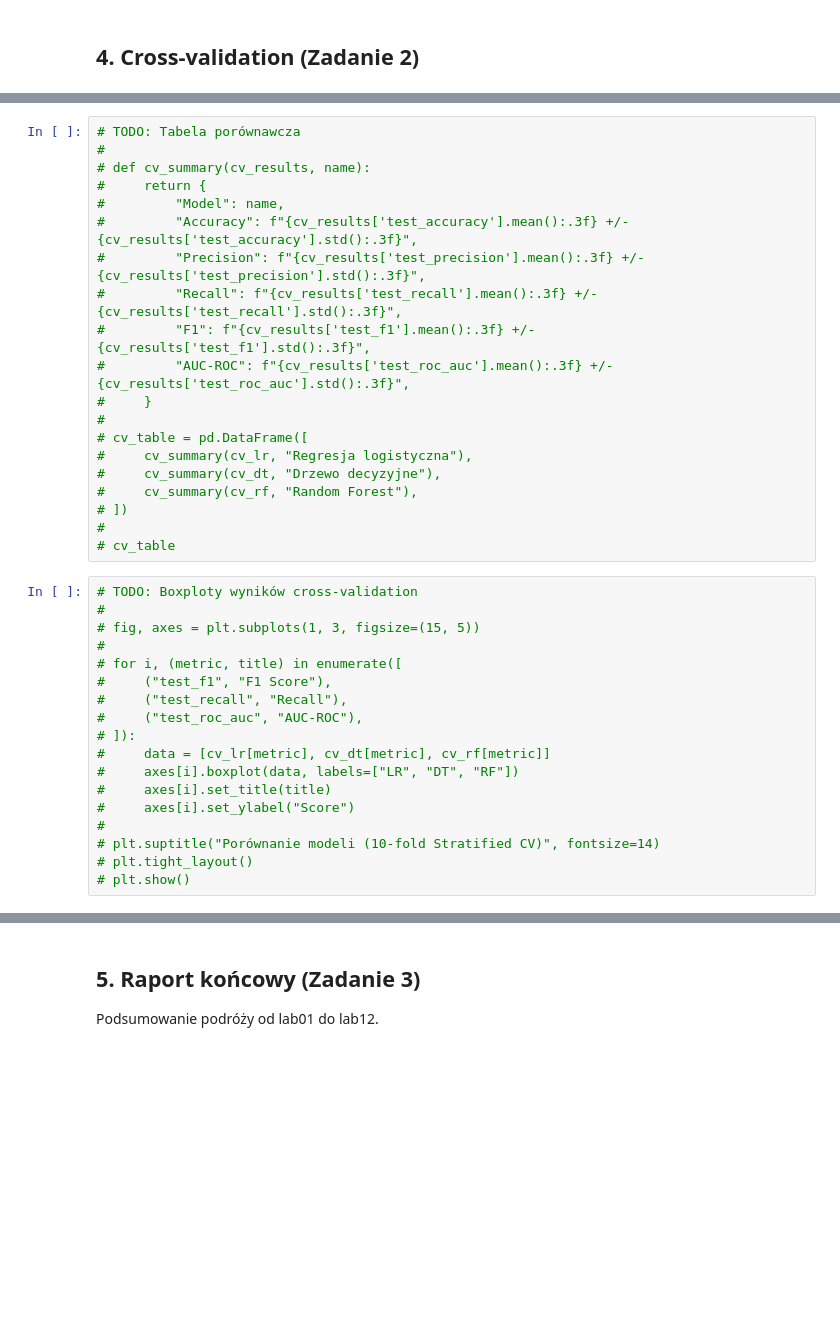
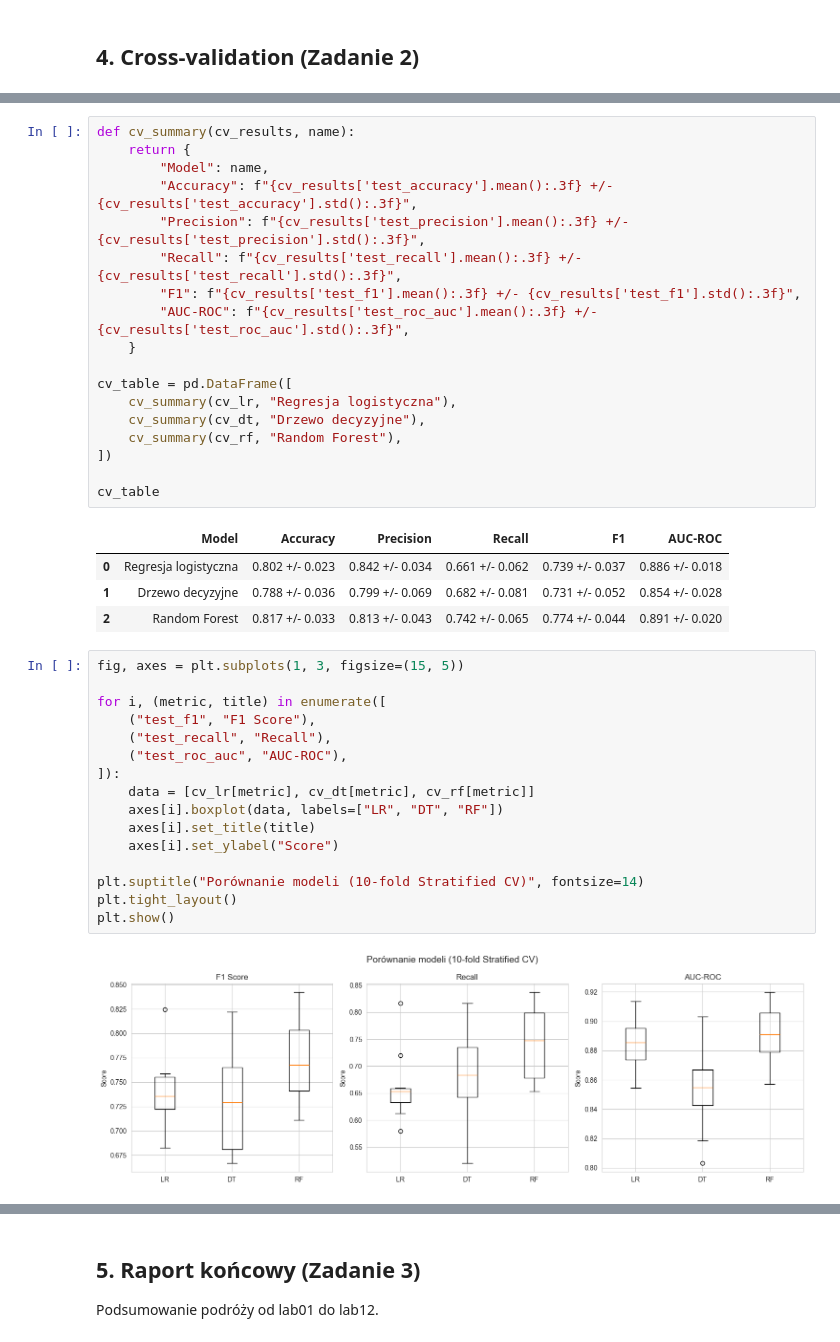
Before and after one commit to metrics-or-it-didnt-happen/lab12-model-tournament, a Jupyter notebook: model_tournament.ipynb, the cells around one changed output, grey strips where cells are left out. Saved outputs shown, nothing was run; the diff lists cells and outputs as text; blank space fills up the shorter version.

```diff
--- a/model_tournament.ipynb
+++ b/model_tournament.ipynb
@@ -190,38 +208,41 @@ TODO: Twoja odpowiedź
 # %%
-# TODO: Tabela porównawcza
-#
-# def cv_summary(cv_results, name):
-#     return {
-#         "Model": name,
-#         "Accuracy": f"{cv_results['test_accuracy'].mean():.3f} +/- {cv_results['test_accuracy'].std():.3f}",
-#         "Precision": f"{cv_results['test_precision'].mean():.3f} +/- {cv_results['test_precision'].std():.3f}",
-#         "Recall": f"{cv_results['test_recall'].mean():.3f} +/- {cv_results['test_recall'].std():.3f}",
-#         "F1": f"{cv_results['test_f1'].mean():.3f} +/- {cv_results['test_f1'].std():.3f}",
-#         "AUC-ROC": f"{cv_results['test_roc_auc'].mean():.3f} +/- {cv_results['test_roc_auc'].std():.3f}",
-#     }
-#
-# cv_table = pd.DataFrame([
-#     cv_summary(cv_lr, "Regresja logistyczna"),
-#     cv_summary(cv_dt, "Drzewo decyzyjne"),
-#     cv_summary(cv_rf, "Random Forest"),
-# ])
-#
-# cv_table
+def cv_summary(cv_results, name):
+    return {
+        "Model": name,
+        "Accuracy": f"{cv_results['test_accuracy'].mean():.3f} +/- {cv_results['test_accuracy'].std():.3f}",
+        "Precision": f"{cv_results['test_precision'].mean():.3f} +/- {cv_results['test_precision'].std():.3f}",
+        "Recall": f"{cv_results['test_recall'].mean():.3f} +/- {cv_results['test_recall'].std():.3f}",
+        "F1": f"{cv_results['test_f1'].mean():.3f} +/- {cv_results['test_f1'].std():.3f}",
+        "AUC-ROC": f"{cv_results['test_roc_auc'].mean():.3f} +/- {cv_results['test_roc_auc'].std():.3f}",
+    }
+
+cv_table = pd.DataFrame([
+    cv_summary(cv_lr, "Regresja logistyczna"),
+    cv_summary(cv_dt, "Drzewo decyzyjne"),
+    cv_summary(cv_rf, "Random Forest"),
+])
+
+cv_table
+# %% [output]
+|  | Model | Accuracy | Precision | Recall | F1 | AUC-ROC |
+| 0 | Regresja logistyczna | 0.802 +/- 0.023 | 0.842 +/- 0.034 | 0.661 +/- 0.062 | 0.739 +/- 0.037 | 0.886 +/- 0.018 |
+| 1 | Drzewo decyzyjne | 0.788 +/- 0.036 | 0.799 +/- 0.069 | 0.682 +/- 0.081 | 0.731 +/- 0.052 | 0.854 +/- 0.028 |
+| 2 | Random Forest | 0.817 +/- 0.033 | 0.813 +/- 0.043 | 0.742 +/- 0.065 | 0.774 +/- 0.044 | 0.891 +/- 0.020 |
 # %%
-# TODO: Boxploty wyników cross-validation
-#
-# fig, axes = plt.subplots(1, 3, figsize=(15, 5))
-#
-# for i, (metric, title) in enumerate([
-#     ("test_f1", "F1 Score"),
-#     ("test_recall", "Recall"),
-#     ("test_roc_auc", "AUC-ROC"),
-# ]):
-#     data = [cv_lr[metric], cv_dt[metric], cv_rf[metric]]
-#     axes[i].boxplot(data, labels=["LR", "DT", "RF"])
-#     axes[i].set_title(title)
-#     axes[i].set_ylabel("Score")
-#
-# plt.suptitle("Porównanie modeli (10-fold Stratified CV)", fontsize=14)
-# plt.tight_layout()
-# plt.show()
+fig, axes = plt.subplots(1, 3, figsize=(15, 5))
+
+for i, (metric, title) in enumerate([
+    ("test_f1", "F1 Score"),
+    ("test_recall", "Recall"),
+    ("test_roc_auc", "AUC-ROC"),
+]):
+    data = [cv_lr[metric], cv_dt[metric], cv_rf[metric]]
+    axes[i].boxplot(data, labels=["LR", "DT", "RF"])
+    axes[i].set_title(title)
+    axes[i].set_ylabel("Score")
+
+plt.suptitle("Porównanie modeli (10-fold Stratified CV)", fontsize=14)
+plt.tight_layout()
+plt.show()
+# %% [output]
+[figure, added]
```
Also changed, not shown: parts of 17 cells of this notebook.
